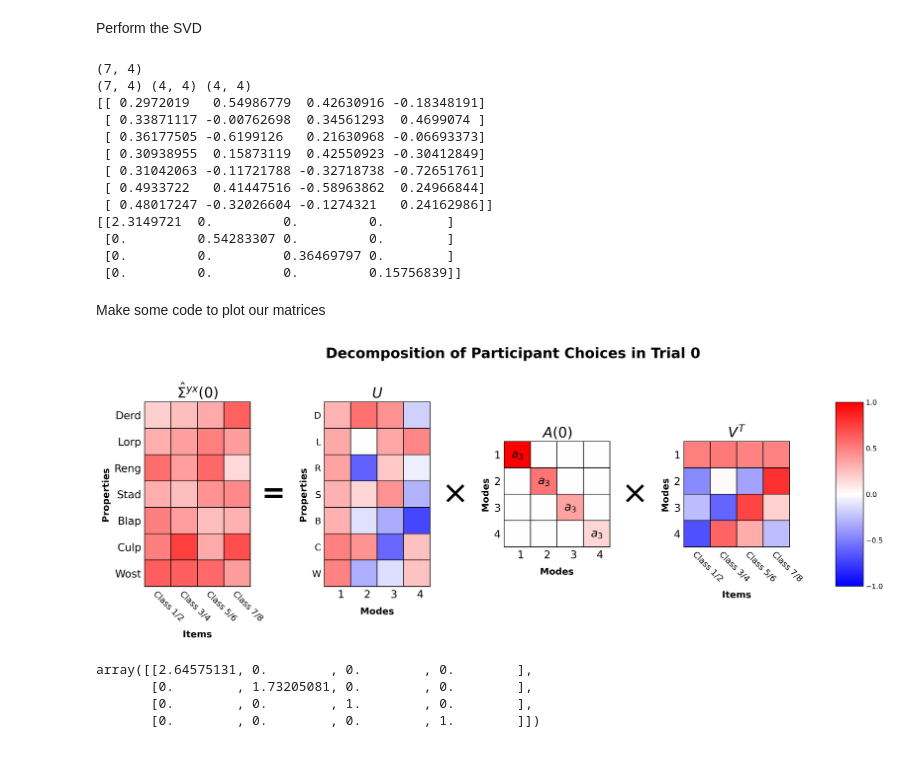
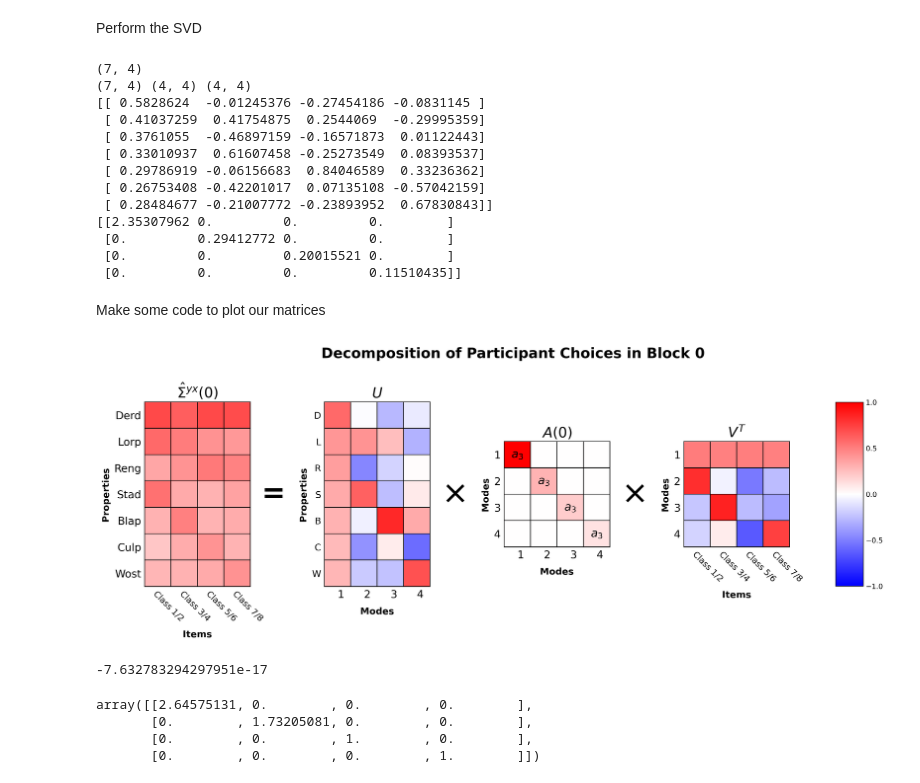
Before and after one commit to JirkoRu/analysis_scripts, a Jupyter notebook: SVD_Plot/SVD_plot.ipynb, the cells around one changed output. Drawn from its saved outputs; the diff is of its cells as text; code cells hidden in the pictures.

```diff
--- a/SVD_Plot/SVD_plot.ipynb
+++ b/SVD_Plot/SVD_plot.ipynb
@@ -34,7 +34,7 @@ print(in_out_matrix_trialwise.shape)
 Perform the SVD
 # %%
 # u corresponds to left singular vectors, vt to right singular vectors, and s has singular values on the diagonal
-test = in_out_matrix_trialwise[:,:,0]
+test = in_out_matrix[:,:,0]
 u, s, vt = np.linalg.svd(test, full_matrices=False)
 s = np.diag(s)
 
@@ -50,17 +50,17 @@ print(s)
 # %% [output]
 (7, 4)
 (7, 4) (4, 4) (4, 4)
-[[ 0.2972019   0.54986779  0.42630916 -0.18348191]
- [ 0.33871117 -0.00762698  0.34561293  0.4699074 ]
- [ 0.36177505 -0.6199126   0.21630968 -0.06693373]
- [ 0.30938955  0.15873119  0.42550923 -0.30412849]
- [ 0.31042063 -0.11721788 -0.32718738 -0.72651761]
- [ 0.4933722   0.41447516 -0.58963862  0.24966844]
- [ 0.48017247 -0.32026604 -0.1274321   0.24162986]]
-[[2.3149721  0.         0.         0.        ]
- [0.         0.54283307 0.         0.        ]
- [0.         0.         0.36469797 0.        ]
- [0.         0.         0.         0.15756839]]
+[[ 0.5828624  -0.01245376 -0.27454186 -0.0831145 ]
+ [ 0.41037259  0.41754875  0.2544069  -0.29995359]
+ [ 0.3761055  -0.46897159 -0.16571873  0.01122443]
+ [ 0.33010937  0.61607458 -0.25273549  0.08393537]
+ [ 0.29786919 -0.06156683  0.84046589  0.33236362]
+ [ 0.26753408 -0.42201017  0.07135108 -0.57042159]
+ [ 0.28484677 -0.21007772 -0.23893952  0.67830843]]
+[[2.35307962 0.         0.         0.        ]
+ [0.         0.29412772 0.         0.        ]
+ [0.         0.         0.20015521 0.        ]
+ [0.         0.         0.         0.11510435]]
 # %% [markdown]
 Make some code to plot our matrices
 # %%
@@ -165,36 +165,41 @@ def plot_SVD(u, s, vt, in_out_matrix, fig_name, fig_title, Block):
 
     # add a supertitle
     fig.suptitle(fig_title, fontweight='bold', fontsize = 20)
 
     # set the spacing between subplots
     plt.subplots_adjust(left=0.1,
                         bottom=0.1,
                         right=0.9,
                         top=0.9,
                         wspace=0.7,
                         hspace=0.4)
 
     # add a colourbar
     fig.subplots_adjust(right=0.8)
     cbar_ax = fig.add_axes([0.85, 0.2, 0.03, 0.6])
     cbar = fig.colorbar(im, cax=cbar_ax, ticks = [-1,-.5, 0, .5, 1])
     cbar.ax.tick_params(size=0)
 
     # add equal sign
     fig.text(0.24, 0.5, '=', fontsize=40, fontweight='bold', ha='center', va='center')
     fig.text(0.435, 0.5, r'$\times$', fontsize=45, fontweight='bold', ha='center', va='center')
     fig.text(0.63, 0.5, r'$\times$', fontsize=45, fontweight='bold', ha='center', va='center')
 
     fig.savefig(fig_name)
 
 # print(os.getcwd())
 plot_SVD(u, s, vt, test,
-                  'figures/SVD_trial_1.svg',
-                  "Decomposition of Participant Choices in Trial 0",
+                  'figures/SVD_block_0.svg',
+                  "Decomposition of Participant Choices in Block 0",
                   0
                 )
 # %% [output]
-[figure, old version]
+[figure, new version]
+# %%
+# testing if column are othogonal
+np.dot(u[:,0], u[:,2].T)
+# %% [output]
+-7.632783294297951e-17
 # %%
 test = np.array([[1,1,1,1],[1,1,0,0], [0,0,1,1], [1,0,0,0], [0,1,0,0], [0,0,1,0], [0,0,0,1]])
 
```
Also changed, not shown: 6 other files.
